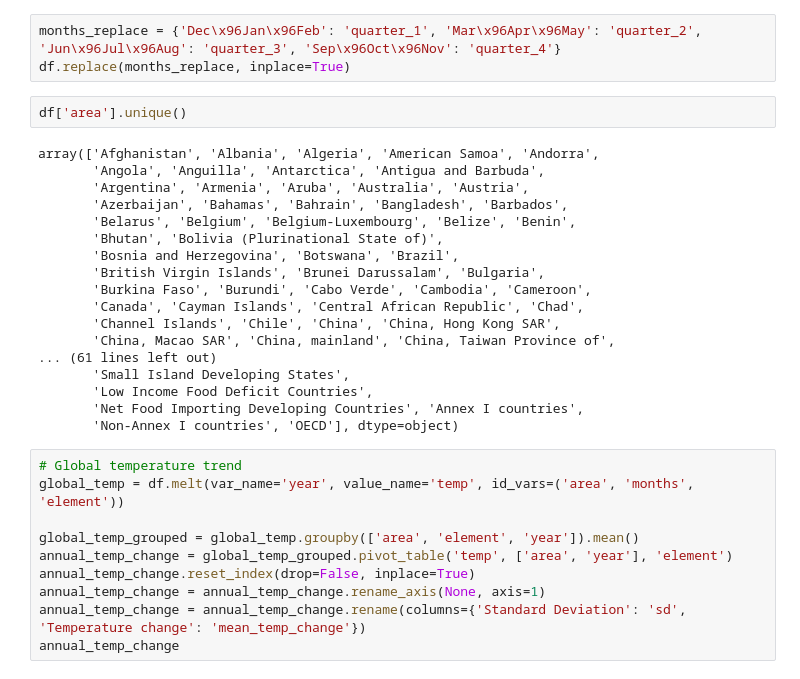
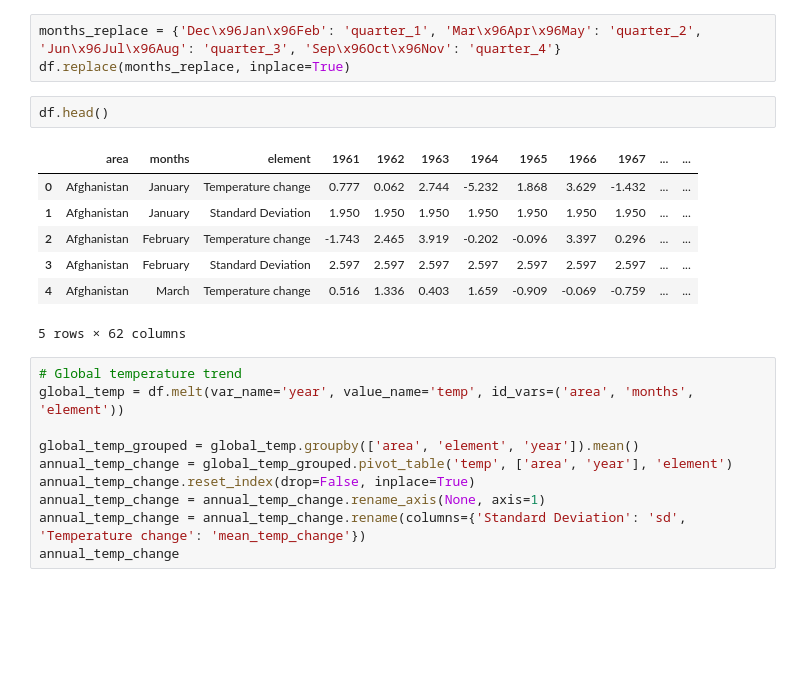
Before and after one commit to mel-liow/climate-analysis, a Jupyter notebook: climate_analysis.ipynb, the cells around one changed output. Cells and saved outputs as stored; diff of their text form; blank space fills up the shorter version.

```diff
--- a/climate_analysis.ipynb
+++ b/climate_analysis.ipynb
@@ -36,25 +36,15 @@ array(['January', 'February', 'March', 'April', 'May', 'June', 'July',
 months_replace = {'Dec\x96Jan\x96Feb': 'quarter_1', 'Mar\x96Apr\x96May': 'quarter_2', 'Jun\x96Jul\x96Aug': 'quarter_3', 'Sep\x96Oct\x96Nov': 'quarter_4'}
 df.replace(months_replace, inplace=True)
 # %%
-df['area'].unique()
+df.head()
 # %% [output]
+|  | area | months | element | 1961 | 1962 | 1963 | 1964 | 1965 | 1966 | 1967 | ... | ... |
+| 0 | Afghanistan | January | Temperature change | 0.777 | 0.062 | 2.744 | -5.232 | 1.868 | 3.629 | -1.432 | ... | ... |
+| 1 | Afghanistan | January | Standard Deviation | 1.950 | 1.950 | 1.950 | 1.950 | 1.950 | 1.950 | 1.950 | ... | ... |
+| 2 | Afghanistan | February | Temperature change | -1.743 | 2.465 | 3.919 | -0.202 | -0.096 | 3.397 | 0.296 | ... | ... |
+| 3 | Afghanistan | February | Standard Deviation | 2.597 | 2.597 | 2.597 | 2.597 | 2.597 | 2.597 | 2.597 | ... | ... |
+| 4 | Afghanistan | March | Temperature change | 0.516 | 1.336 | 0.403 | 1.659 | -0.909 | -0.069 | -0.759 | ... | ... |
-array(['Afghanistan', 'Albania', 'Algeria', 'American Samoa', 'Andorra',
-       'Angola', 'Anguilla', 'Antarctica', 'Antigua and Barbuda',
-       'Argentina', 'Armenia', 'Aruba', 'Australia', 'Austria',
-       'Azerbaijan', 'Bahamas', 'Bahrain', 'Bangladesh', 'Barbados',
-       'Belarus', 'Belgium', 'Belgium-Luxembourg', 'Belize', 'Benin',
-       'Bhutan', 'Bolivia (Plurinational State of)',
-       'Bosnia and Herzegovina', 'Botswana', 'Brazil',
-       'British Virgin Islands', 'Brunei Darussalam', 'Bulgaria',
-       'Burkina Faso', 'Burundi', 'Cabo Verde', 'Cambodia', 'Cameroon',
-       'Canada', 'Cayman Islands', 'Central African Republic', 'Chad',
-       'Channel Islands', 'Chile', 'China', 'China, Hong Kong SAR',
-       'China, Macao SAR', 'China, mainland', 'China, Taiwan Province of',
-... (61 lines left out)
-       'Small Island Developing States',
-       'Low Income Food Deficit Countries',
-       'Net Food Importing Developing Countries', 'Annex I countries',
-       'Non-Annex I countries', 'OECD'], dtype=object)
+5 rows × 62 columns
 # %%
 # Global temperature trend
 global_temp = df.melt(var_name='year', value_name='temp', id_vars=('area', 'months', 'element'))
```
Also changed, not shown: parts of 3 cells of this notebook.
